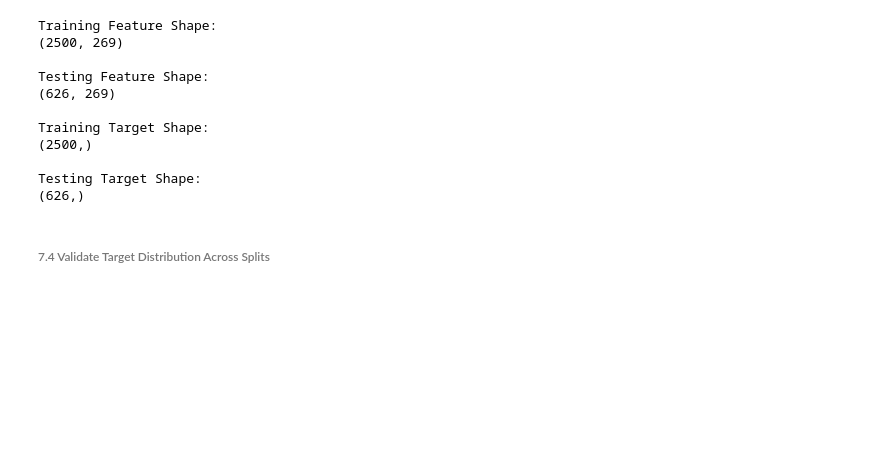
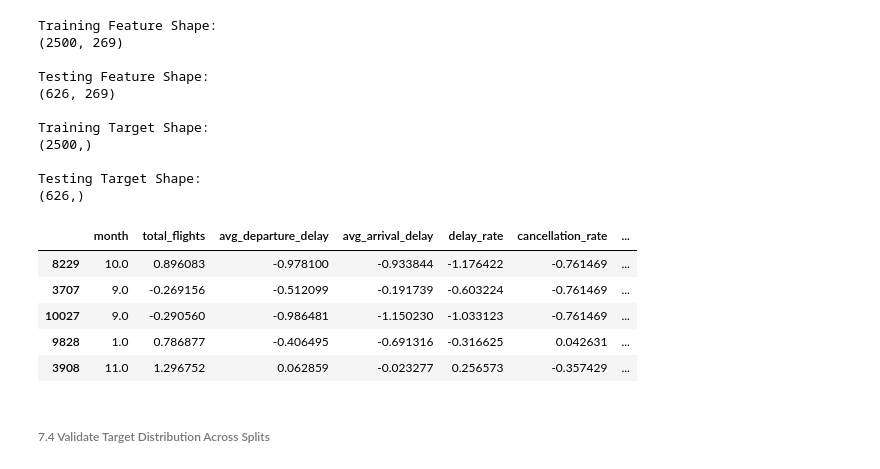
Before and after one commit to kevin-yuen/Airport_Congestion_Prediction_System, a Jupyter notebook: notebooks/02_modeling_pipeline.ipynb, the cells around one changed output. Cells and saved outputs as stored; diff of their text form; code cells hidden in the pictures; blank space fills up the shorter version.

```diff
--- a/notebooks/02_modeling_pipeline.ipynb
+++ b/notebooks/02_modeling_pipeline.ipynb
@@ -849,6 +849,15 @@ Training Target Shape:
 
 Testing Target Shape:
 (626,)
+# %%
+X_train.head()
+# %% [output]
+|  | month | total_flights | avg_departure_delay | avg_arrival_delay | delay_rate | cancellation_rate | ... |
+| 8229 | 10.0 | 0.896083 | -0.978100 | -0.933844 | -1.176422 | -0.761469 | ... |
+| 3707 | 9.0 | -0.269156 | -0.512099 | -0.191739 | -0.603224 | -0.761469 | ... |
+| 10027 | 9.0 | -0.290560 | -0.986481 | -1.150230 | -1.033123 | -0.761469 | ... |
+| 9828 | 1.0 | 0.786877 | -0.406495 | -0.691316 | -0.316625 | 0.042631 | ... |
+| 3908 | 11.0 | 1.296752 | 0.062859 | -0.023277 | 0.256573 | -0.357429 | ... |
 # %% [markdown]
 ###### 7.4 Validate Target Distribution Across Splits
 # %%
```
Also changed, not shown: parts of 21 cells of this notebook, 9 other files.
